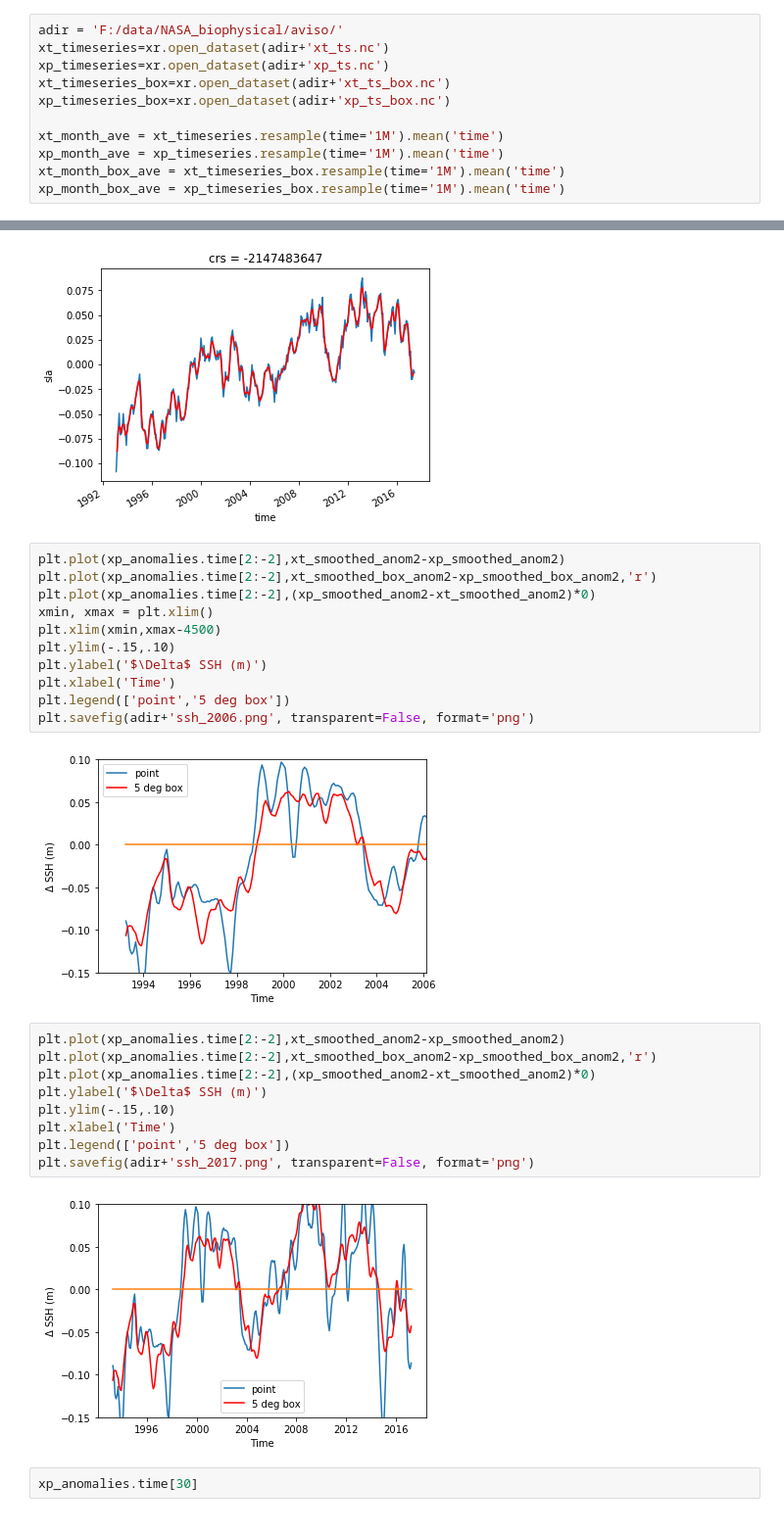
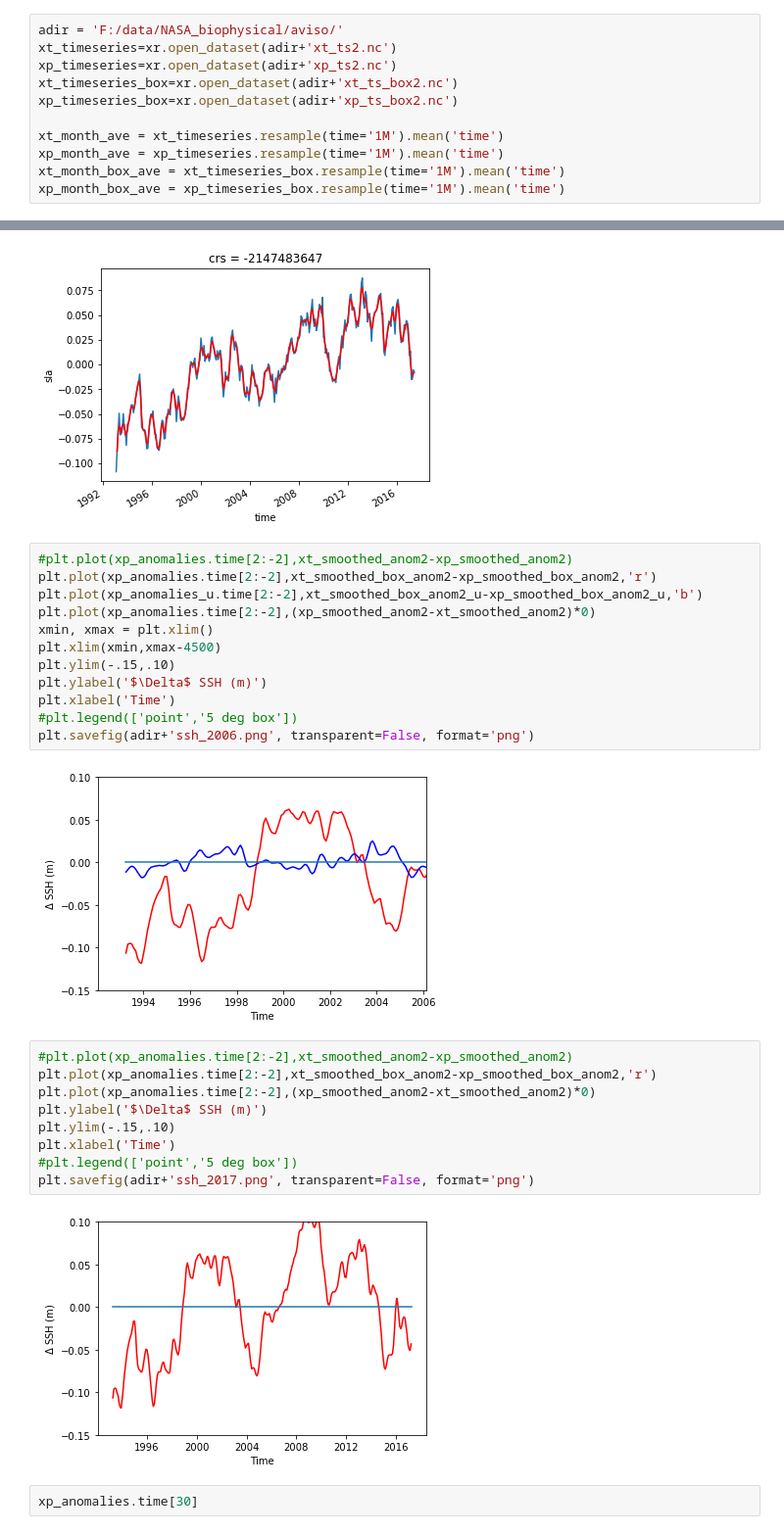
Before and after one commit to cgentemann/Biophysical, a Jupyter notebook: freeland_reproduce.ipynb, the cells around one changed output, grey strips where cells are left out. Shown at 98% size. Drawn from its saved outputs; the diff is of its cells as text.

```diff
--- a/freeland_reproduce.ipynb
+++ b/freeland_reproduce.ipynb
@@ -11,10 +11,10 @@ plt.rcParams['figure.figsize'] = (15,10)
 #xp_timeseries_box = ds.sla.sel(latitude=slice(52.5,57.5),longitude=slice(207.5,212.5)).mean(dim=('latitude', 'longitude')).load()
 # %%
 adir = 'F:/data/NASA_biophysical/aviso/'
-xt_timeseries=xr.open_dataset(adir+'xt_ts.nc')
-xp_timeseries=xr.open_dataset(adir+'xp_ts.nc')
-xt_timeseries_box=xr.open_dataset(adir+'xt_ts_box.nc')
-xp_timeseries_box=xr.open_dataset(adir+'xp_ts_box.nc')
+xt_timeseries=xr.open_dataset(adir+'xt_ts2.nc')
+xp_timeseries=xr.open_dataset(adir+'xp_ts2.nc')
+xt_timeseries_box=xr.open_dataset(adir+'xt_ts_box2.nc')
+xp_timeseries_box=xr.open_dataset(adir+'xp_ts_box2.nc')
 
 xt_month_ave = xt_timeseries.resample(time='1M').mean('time')
 xp_month_ave = xp_timeseries.resample(time='1M').mean('time')
@@ -83,29 +110,30 @@ plt.plot(xt_anomalies.time[1:-1],xt_smoothed_box_anom,'r')
 [<matplotlib.lines.Line2D at 0x...>]
 [figure]
 # %%
-plt.plot(xp_anomalies.time[2:-2],xt_smoothed_anom2-xp_smoothed_anom2)
+#plt.plot(xp_anomalies.time[2:-2],xt_smoothed_anom2-xp_smoothed_anom2)
 plt.plot(xp_anomalies.time[2:-2],xt_smoothed_box_anom2-xp_smoothed_box_anom2,'r')
+plt.plot(xp_anomalies_u.time[2:-2],xt_smoothed_box_anom2_u-xp_smoothed_box_anom2_u,'b')
 plt.plot(xp_anomalies.time[2:-2],(xp_smoothed_anom2-xt_smoothed_anom2)*0)
 xmin, xmax = plt.xlim()
 plt.xlim(xmin,xmax-4500)
 plt.ylim(-.15,.10)
 plt.ylabel('$\Delta$ SSH (m)')
 plt.xlabel('Time')
-plt.legend(['point','5 deg box'])
+#plt.legend(['point','5 deg box'])
 plt.savefig(adir+'ssh_2006.png', transparent=False, format='png')
 # %% [output]
-[figure, old version]
+[figure, new version]
 # %%
-plt.plot(xp_anomalies.time[2:-2],xt_smoothed_anom2-xp_smoothed_anom2)
+#plt.plot(xp_anomalies.time[2:-2],xt_smoothed_anom2-xp_smoothed_anom2)
 plt.plot(xp_anomalies.time[2:-2],xt_smoothed_box_anom2-xp_smoothed_box_anom2,'r')
 plt.plot(xp_anomalies.time[2:-2],(xp_smoothed_anom2-xt_smoothed_anom2)*0)
 plt.ylabel('$\Delta$ SSH (m)')
 plt.ylim(-.15,.10)
 plt.xlabel('Time')
-plt.legend(['point','5 deg box'])
+#plt.legend(['point','5 deg box'])
 plt.savefig(adir+'ssh_2017.png', transparent=False, format='png')
 # %% [output]
-[figure, old version]
+[figure, new version]
 # %%
 xp_anomalies.time[30]
 # %% [output]
```
Also changed, not shown: parts of 3 cells of this notebook, 1 other file.
